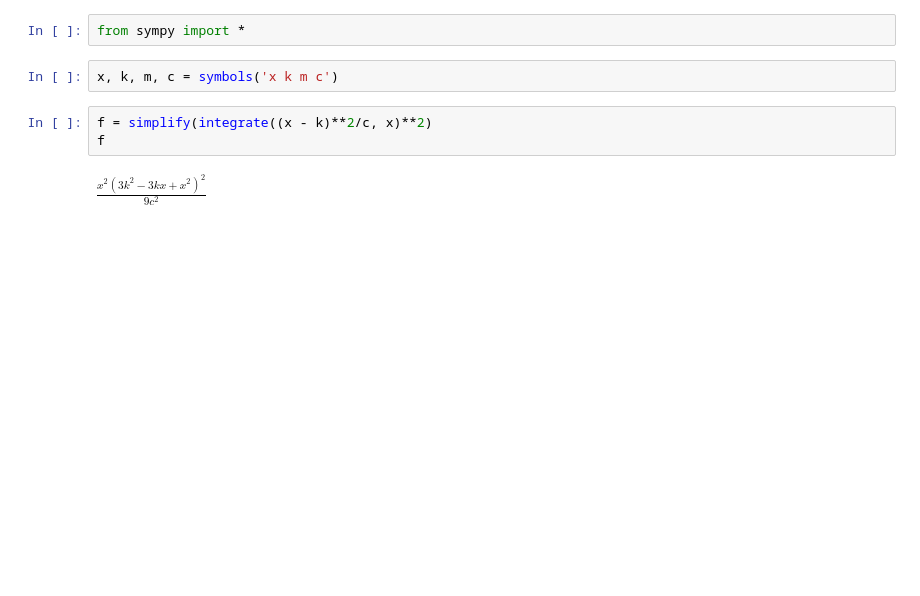
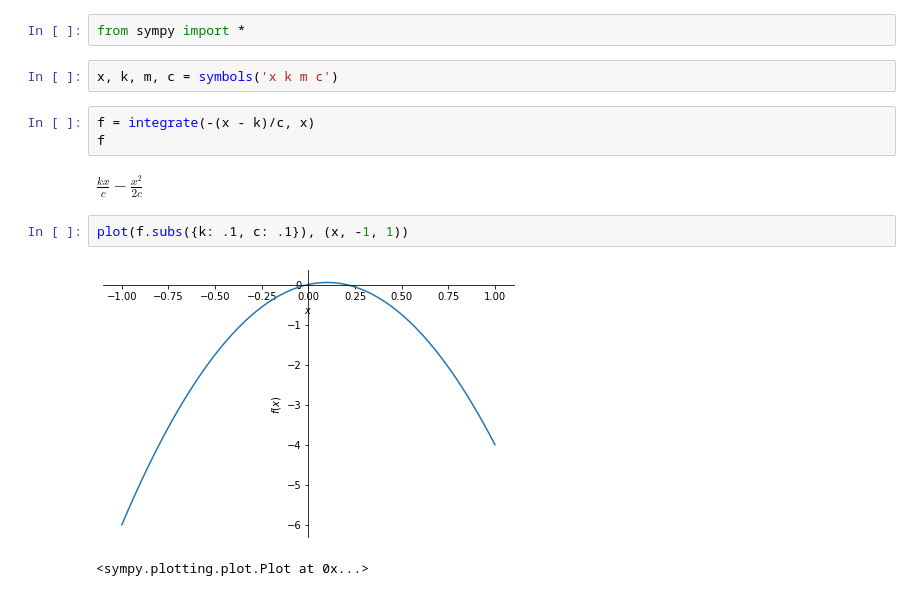
Before and after one commit to vbprojects/miniprojects, a Jupyter notebook: InterestingDistributions/euclideandist.ipynb, the cells around one changed output. Saved outputs shown, nothing was run; the diff lists cells and outputs as text; blank space fills up the shorter version.

```diff
--- a/InterestingDistributions/euclideandist.ipynb
+++ b/InterestingDistributions/euclideandist.ipynb
@@ -3,9 +3,14 @@ from sympy import *
 # %%
 x, k, m, c = symbols('x k m c')
 # %%
-f = simplify(integrate((x - k)**2/c, x)**2)
+f = integrate(-(x - k)/c, x)
 f
 # %% [output]
-$\displaystyle \frac{x^{2} \left(3 k^{2} - 3 k x + x^{2}\right)^{2}}{9 c^{2}}$
+$\displaystyle \frac{k x}{c} - \frac{x^{2}}{2 c}$
+# %%
+plot(f.subs({k: .1, c: .1}), (x, -1, 1))
+# %% [output]
+[figure, added]
+<sympy.plotting.plot.Plot at 0x...>
 # %%
 Fi = integrate(f, x)
```
Also changed, not shown: parts of 5 cells of this notebook, 1 other file.
